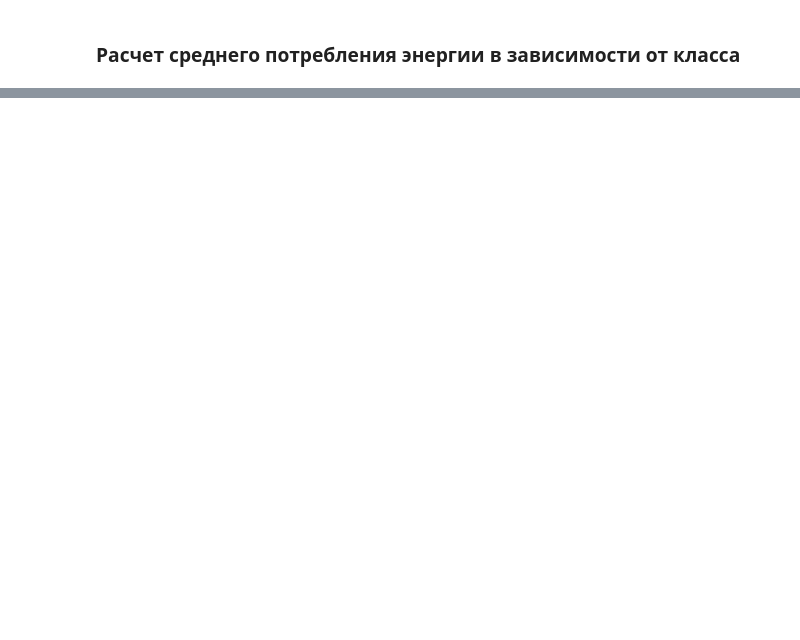
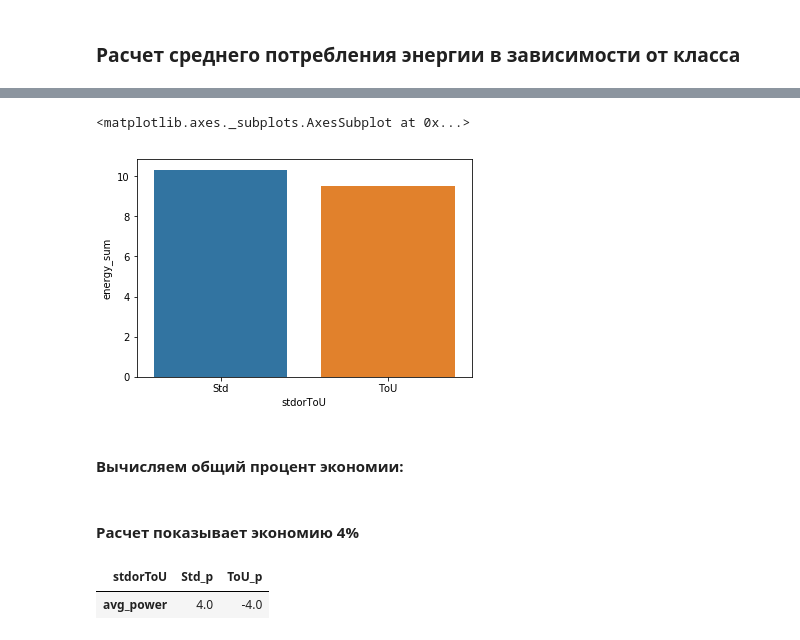
Before and after one commit to team4success/london_power_data_analytics, a Jupyter notebook: main_project.ipynb, the cells around one changed output, grey strips where cells are left out. Saved outputs shown, nothing was run; the diff lists cells and outputs as text; code cells hidden in the pictures; blank space fills up the shorter version.

```diff
--- a/main_project.ipynb
+++ b/main_project.ipynb
@@ -143,0 +280,15 @@ acorns = pd.DataFrame({'Acorn': 'ACORN-A ACORN-B ACORN-C ACORN-D ACORN-E ACORN-F
+# %%
+# создаем датафрейм, в котором для каждого типа счетчика показан средний расход
+# Исключаем дни с неполными показаниями, менее 48 и неопределенную категорию
+report = daily_dataset_with_hh_info[
+    (daily_dataset_with_hh_info['energy_count'] == 48) &
+    (daily_dataset_with_hh_info['Acorn'] != 'ACORN-')
+].groupby(by = 'stdorToU', as_index=False).mean()
+# %%
+# строим график
+sns.barplot(x = 'stdorToU', y = 'energy_sum', data = report)
+# %% [output]
+<matplotlib.axes._subplots.AxesSubplot at 0x...>
+[figure, added]
+# %% [markdown]
+#### Вычисляем общий процент экономии:
@@ -143,0 +313,7 @@ acorns = pd.DataFrame({'Acorn': 'ACORN-A ACORN-B ACORN-C ACORN-D ACORN-E ACORN-F
+# %% [markdown]
+#### Расчет показывает экономию 4%
+# %%
+report2[['Std_p', 'ToU_p']]
+# %% [output]
+| stdorToU | Std_p | ToU_p |
+| avg_power | 4.0 | -4.0 |
```
Also changed, not shown: parts of 32 cells of this notebook.
